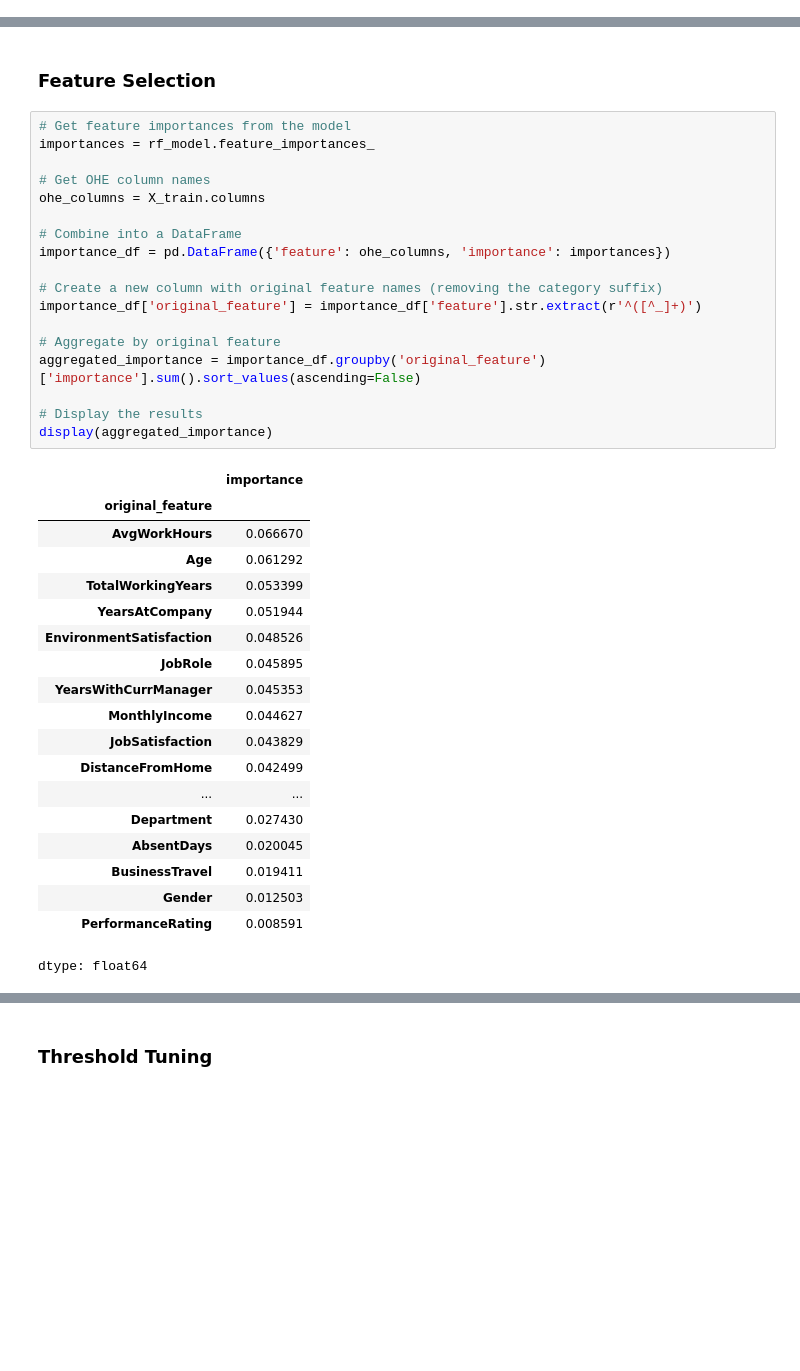
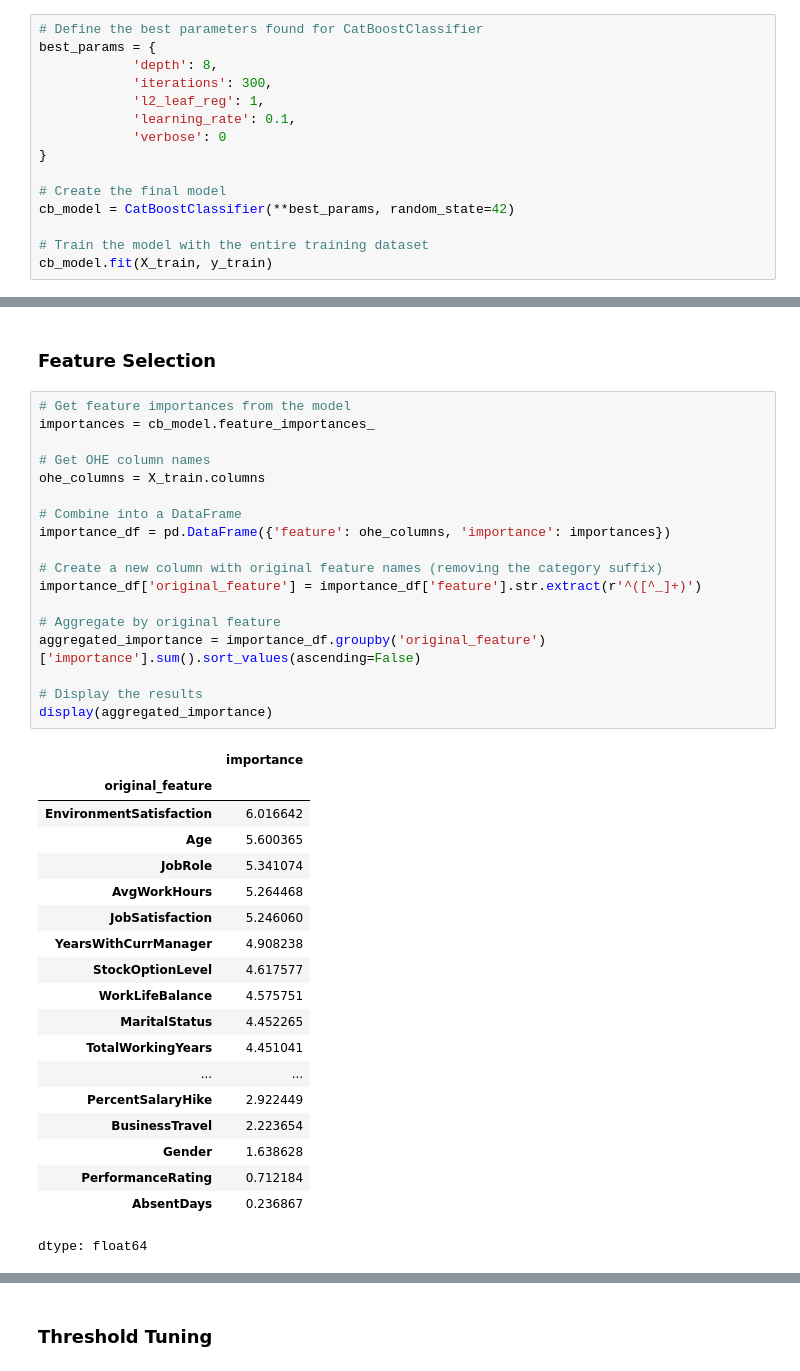
Before and after one commit to afsilmis/employee-attrition-prediction, a Jupyter notebook: notebooks/03_experiments_and_tuning.ipynb, the cells around one changed output, grey strips where cells are left out. Drawn from its saved outputs; the diff is of its cells as text; blank space fills up the shorter version.

```diff
--- a/notebooks/03_experiments_and_tuning.ipynb
+++ b/notebooks/03_experiments_and_tuning.ipynb
@@ -1386,0 +1191,15 @@ Time Information:
+# %%
+# Define the best parameters found for CatBoostClassifier
+best_params = {
+            'depth': 8,
+            'iterations': 300,
+            'l2_leaf_reg': 1,
+            'learning_rate': 0.1,
+            'verbose': 0
+}
+
+# Create the final model
+cb_model = CatBoostClassifier(**best_params, random_state=42)
+
+# Train the model with the entire training dataset
+cb_model.fit(X_train, y_train)
@@ -1539,41 +1274,41 @@ Time Information:
 ### Feature Selection
 # %%
 # Get feature importances from the model
-importances = rf_model.feature_importances_
+importances = cb_model.feature_importances_
 
 # Get OHE column names
 ohe_columns = X_train.columns
 
 # Combine into a DataFrame
 importance_df = pd.DataFrame({'feature': ohe_columns, 'importance': importances})
 
 # Create a new column with original feature names (removing the category suffix)
 importance_df['original_feature'] = importance_df['feature'].str.extract(r'^([^_]+)')
 
 # Aggregate by original feature
 aggregated_importance = importance_df.groupby('original_feature')['importance'].sum().sort_values(ascending=False)
 
 # Display the results
 display(aggregated_importance)
 # %% [output]
 |  | importance |
 | original_feature |  |
-| AvgWorkHours | 0.066670 |
-| Age | 0.061292 |
-| TotalWorkingYears | 0.053399 |
-| YearsAtCompany | 0.051944 |
-| EnvironmentSatisfaction | 0.048526 |
-| JobRole | 0.045895 |
-| YearsWithCurrManager | 0.045353 |
-| MonthlyIncome | 0.044627 |
-| JobSatisfaction | 0.043829 |
-| DistanceFromHome | 0.042499 |
+| EnvironmentSatisfaction | 6.016642 |
+| Age | 5.600365 |
+| JobRole | 5.341074 |
+| AvgWorkHours | 5.264468 |
+| JobSatisfaction | 5.246060 |
+| YearsWithCurrManager | 4.908238 |
+| StockOptionLevel | 4.617577 |
+| WorkLifeBalance | 4.575751 |
+| MaritalStatus | 4.452265 |
+| TotalWorkingYears | 4.451041 |
 | ... | ... |
-| Department | 0.027430 |
-| AbsentDays | 0.020045 |
-| BusinessTravel | 0.019411 |
-| Gender | 0.012503 |
-| PerformanceRating | 0.008591 |
+| PercentSalaryHike | 2.922449 |
+| BusinessTravel | 2.223654 |
+| Gender | 1.638628 |
+| PerformanceRating | 0.712184 |
+| AbsentDays | 0.236867 |
 dtype: float64
 # %%
 nominal_columns = ['BusinessTravel', 'Department', 'EducationField', 'Gender', 'JobRole', 'MaritalStatus']
```
Also changed, not shown: parts of 17 cells of this notebook.
